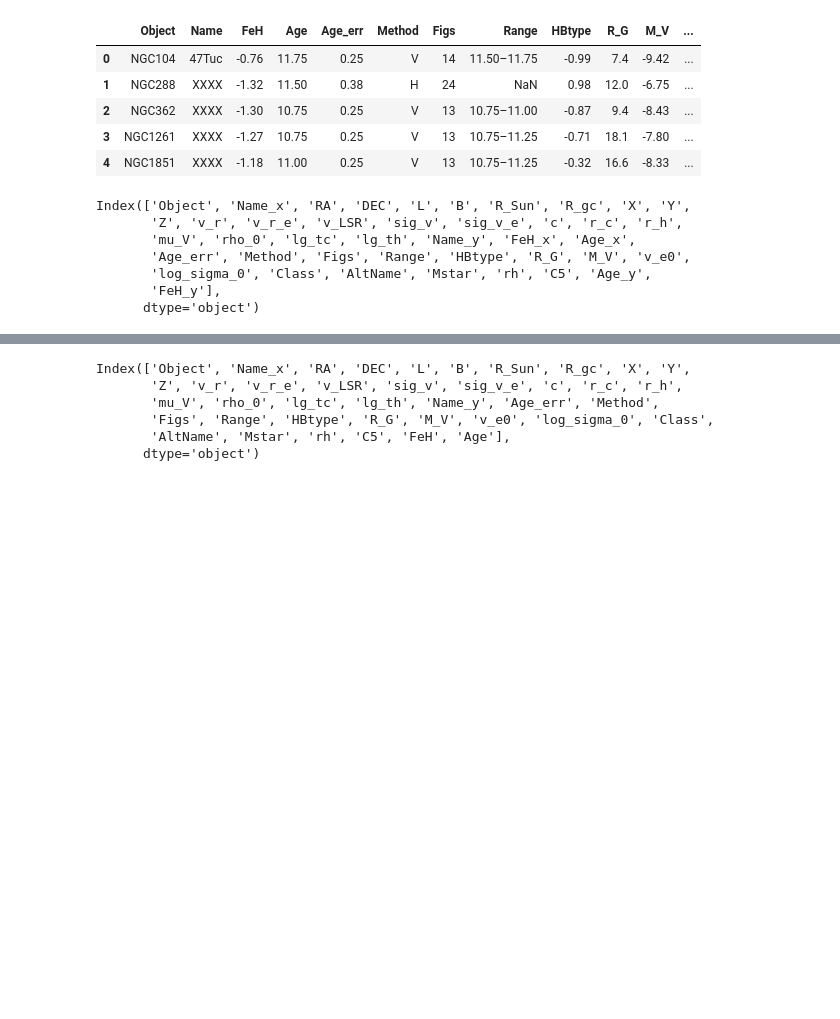
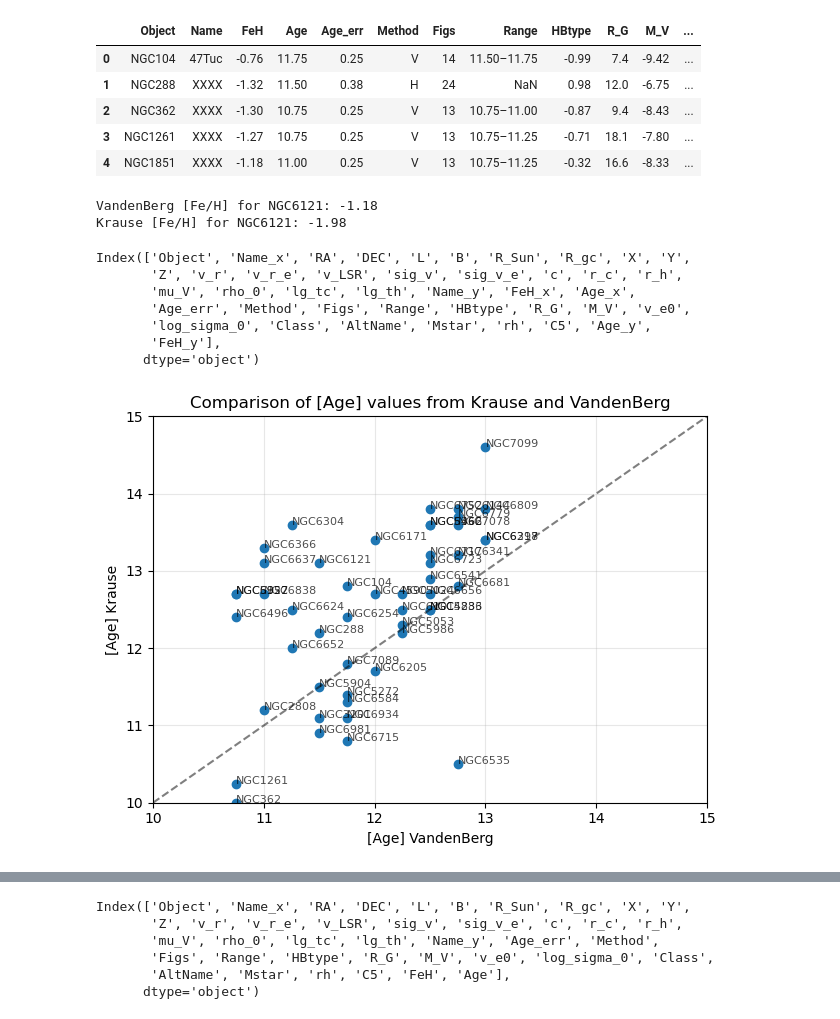
Before and after one commit to sleepdepr1ved/PHYS3116_Team, a Jupyter notebook: 3116.ipynb, the cells around one changed output, grey strips where cells are left out. Drawn from its saved outputs; the diff is of its cells as text; code cells hidden in the pictures; blank space fills up the shorter version.

Commit message:
age-metallicity plots

```diff
--- a/3116.ipynb
+++ b/3116.ipynb
@@ -88,6 +149,16 @@ vandenberg.head()
 | 2 | NGC362 | XXXX | -1.30 | 10.75 | 0.25 | V | 13 | 10.75–11.00 | -0.87 | 9.4 | -8.43 | ... |
 | 3 | NGC1261 | XXXX | -1.27 | 10.75 | 0.25 | V | 13 | 10.75–11.25 | -0.71 | 18.1 | -7.80 | ... |
 | 4 | NGC1851 | XXXX | -1.18 | 11.00 | 0.25 | V | 13 | 10.75–11.25 | -0.32 | 16.6 | -8.33 | ... |
+# %%
+# vandenberg data for NGC6121
+vandenberg_feh = vandenberg[vandenberg['Object'] == 'NGC6121']['FeH'].values[0]
+print(f"VandenBerg [Fe/H] for NGC6121: {vandenberg_feh}")
+# krause data for NGC6121
+krause_feh = krause[krause['Object'] == 'NGC6121']['FeH'].values[0]
+print(f"Krause [Fe/H] for NGC6121: {krause_feh}")
+# %% [output]
+VandenBerg [Fe/H] for NGC6121: -1.18
+Krause [Fe/H] for NGC6121: -1.98
 # %%
 # merge data frames
 merged_data = pd.merge(harris_p1, harris_p3, on='Object')
@@ -102,3 +173,21 @@ Index(['Object', 'Name_x', 'RA', 'DEC', 'L', 'B', 'R_Sun', 'R_gc', 'X', 'Y',
        'log_sigma_0', 'Class', 'AltName', 'Mstar', 'rh', 'C5', 'Age_y',
        'FeH_y'],
       dtype='object')
+# %%
+# plot the age values from krause vs vandenberg
+plt.plot(merged_data['Age_x'], merged_data['Age_y'], 'o')
+plt.xlabel('[Age] VandenBerg')
+plt.ylabel('[Age] Krause')
+# label points with object names
+for i, txt in enumerate(merged_data['Object']):
+    plt.annotate(txt, (merged_data['Age_x'][i], merged_data['Age_y'][i]), fontsize=8, alpha=0.7)
+
+plt.plot([10, 15], [10, 15], 'k--', alpha=0.5) # plot 1:1 line
+plt.xlim(10, 15)
+plt.ylim(10, 15)
+plt.grid(alpha=0.3)
+plt.title('Comparison of [Age] values from Krause and VandenBerg')
+plt.tight_layout()
+plt.show()
+# %% [output]
+[figure, added]
```
Also changed, not shown: parts of 11 cells of this notebook.
